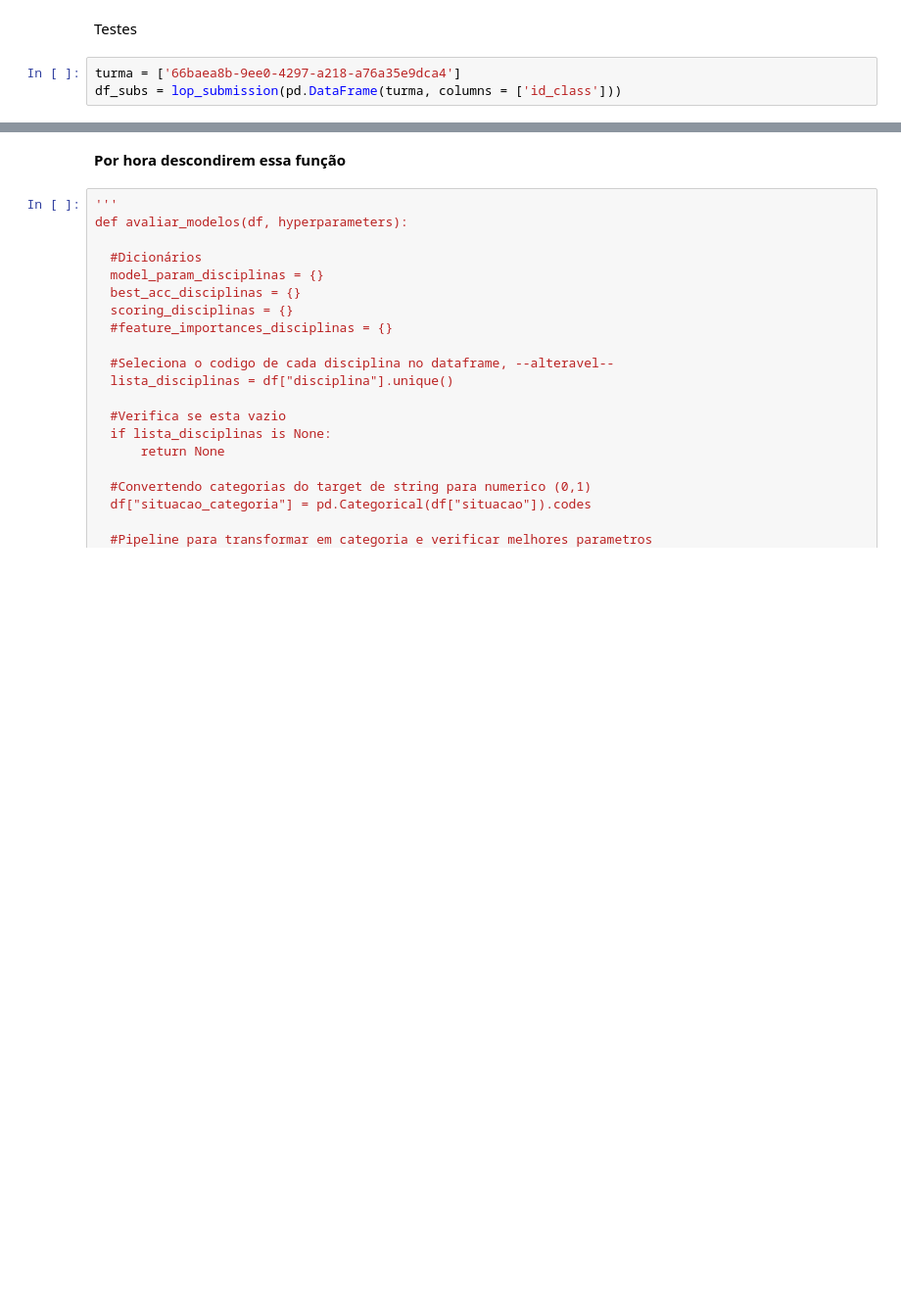
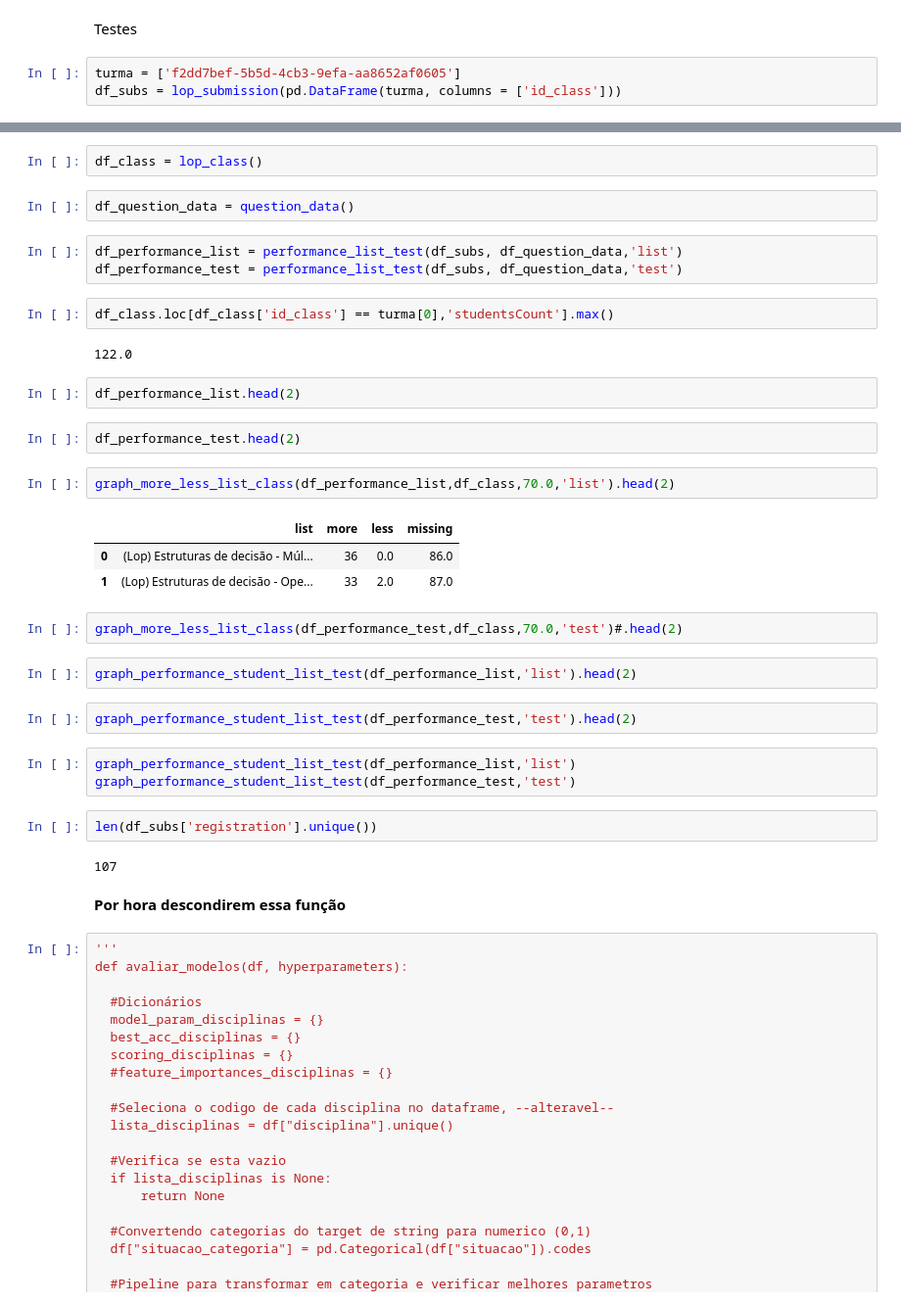
Before and after one commit to vilsonrodrigues/Projeto_Orientacao_Academica_LoP, a Jupyter notebook: Projeto_Orientacao_Academica_LoP.ipynb, the cells around one changed output, grey strips where cells are left out. Shown at 98% size. Drawn from its saved outputs; the diff is of its cells as text; blank space fills up the shorter version.

```diff
--- a/Projeto_Orientacao_Academica_LoP.ipynb
+++ b/Projeto_Orientacao_Academica_LoP.ipynb
@@ -837,5 +601,5 @@ Não mexer
 # %% [markdown]
 Testes
 # %%
-turma = ['66baea8b-9ee0-4297-a218-a76a35e9dca4']
+turma = ['f2dd7bef-5b5d-4cb3-9efa-aa8652af0605']
 df_subs = lop_submission(pd.DataFrame(turma, columns = ['id_class']))
@@ -879,3 +606,37 @@ df_jsons['graph2'] = [graph_performance_student_list(df)]
+# %%
+df_class = lop_class()
+# %%
+df_question_data = question_data()
+# %%
+df_performance_list = performance_list_test(df_subs, df_question_data,'list')
+df_performance_test = performance_list_test(df_subs, df_question_data,'test')
+# %%
+df_class.loc[df_class['id_class'] == turma[0],'studentsCount'].max()
+# %% [output]
+122.0
+# %%
+df_performance_list.head(2)
+# %%
+df_performance_test.head(2)
+# %%
+graph_more_less_list_class(df_performance_list,df_class,70.0,'list').head(2)
+# %% [output]
+|  | list | more | less | missing |
+| 0 | (Lop) Estruturas de decisão - Múl... | 36 | 0.0 | 86.0 |
+| 1 | (Lop) Estruturas de decisão - Ope... | 33 | 2.0 | 87.0 |
+# %%
+graph_more_less_list_class(df_performance_test,df_class,70.0,'test')#.head(2)
+# %%
+graph_performance_student_list_test(df_performance_list,'list').head(2)
+# %%
+graph_performance_student_list_test(df_performance_test,'test').head(2)
+# %%
+graph_performance_student_list_test(df_performance_list,'list')
+graph_performance_student_list_test(df_performance_test,'test')
+# %%
+len(df_subs['registration'].unique())
+# %% [output]
+107
 # %% [markdown]
 **Por hora descondirem essa função**
 # %%
```
Also changed, not shown: parts of 63 cells of this notebook.
